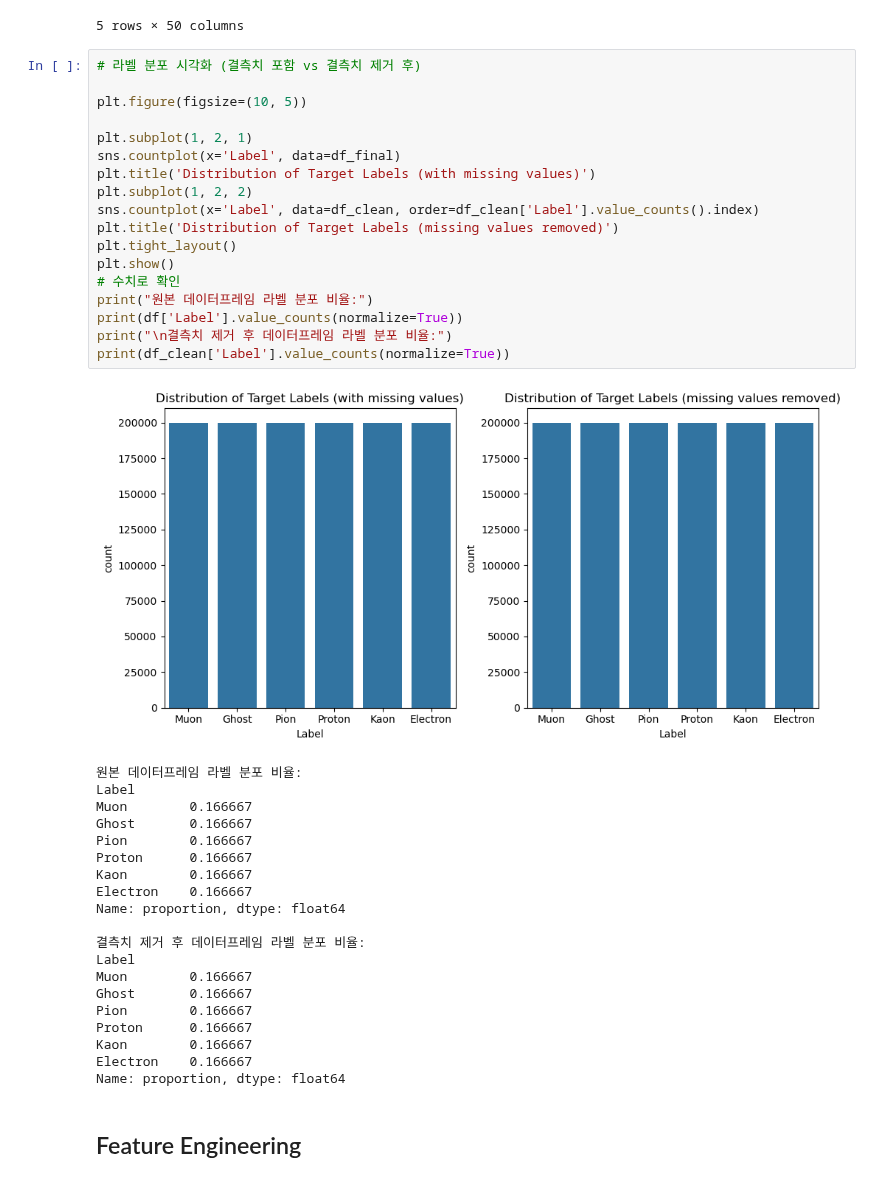
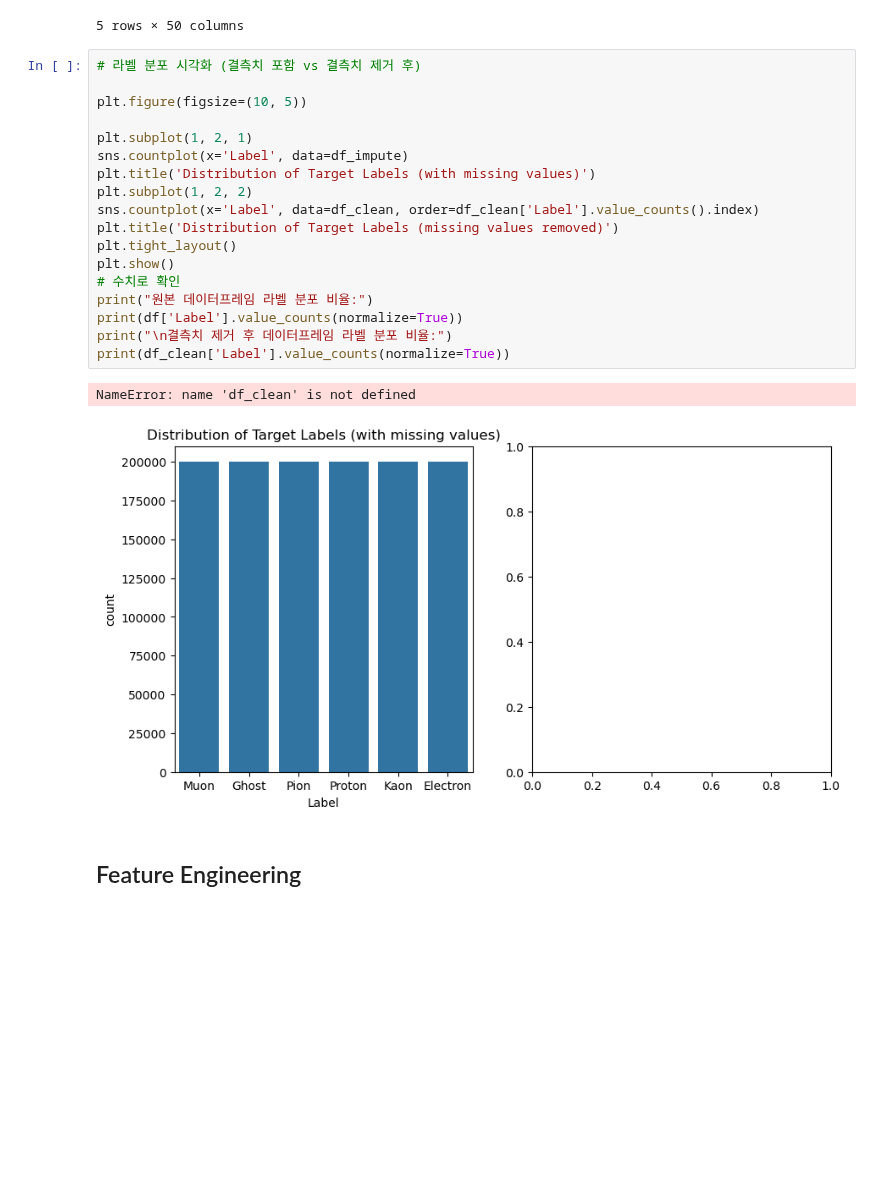
Before and after one commit to Jongseok103/UOS-Assignments, a Jupyter notebook: BigDataPhysic/DHCb_Classification_main.ipynb, the cells around one changed output. Saved outputs shown, nothing was run; the diff lists cells and outputs as text; blank space fills up the shorter version.

```diff
--- a/BigDataPhysic/DHCb_Classification_main.ipynb
+++ b/BigDataPhysic/DHCb_Classification_main.ipynb
@@ -512,42 +561,24 @@ See the caveats in the documentation: https://pandas.pydata.org/pandas-docs/stab
 # %%
 # 라벨 분포 시각화 (결측치 포함 vs 결측치 제거 후)
 
 plt.figure(figsize=(10, 5))
 
 plt.subplot(1, 2, 1)
-sns.countplot(x='Label', data=df_final)
+sns.countplot(x='Label', data=df_impute)
 plt.title('Distribution of Target Labels (with missing values)')
 plt.subplot(1, 2, 2)
 sns.countplot(x='Label', data=df_clean, order=df_clean['Label'].value_counts().index)
 plt.title('Distribution of Target Labels (missing values removed)')
 plt.tight_layout()
 plt.show()
 # 수치로 확인
 print("원본 데이터프레임 라벨 분포 비율:")
 print(df['Label'].value_counts(normalize=True))
 print("\n결측치 제거 후 데이터프레임 라벨 분포 비율:")
 print(df_clean['Label'].value_counts(normalize=True))
 # %% [output]
+NameError: name 'df_clean' is not defined
-[figure, old version]
+[figure, new version]
-원본 데이터프레임 라벨 분포 비율:
-Label
-Muon        0.166667
-Ghost       0.166667
-Pion        0.166667
-Proton      0.166667
-Kaon        0.166667
-Electron    0.166667
-Name: proportion, dtype: float64
-
-결측치 제거 후 데이터프레임 라벨 분포 비율:
-Label
-Muon        0.166667
-Ghost       0.166667
-Pion        0.166667
-Proton      0.166667
-Kaon        0.166667
-Electron    0.166667
-Name: proportion, dtype: float64
 # %% [markdown]
 ## Feature Engineering
 # %% [markdown]
```
Also changed, not shown: parts of 6 cells of this notebook, 2 other files.
